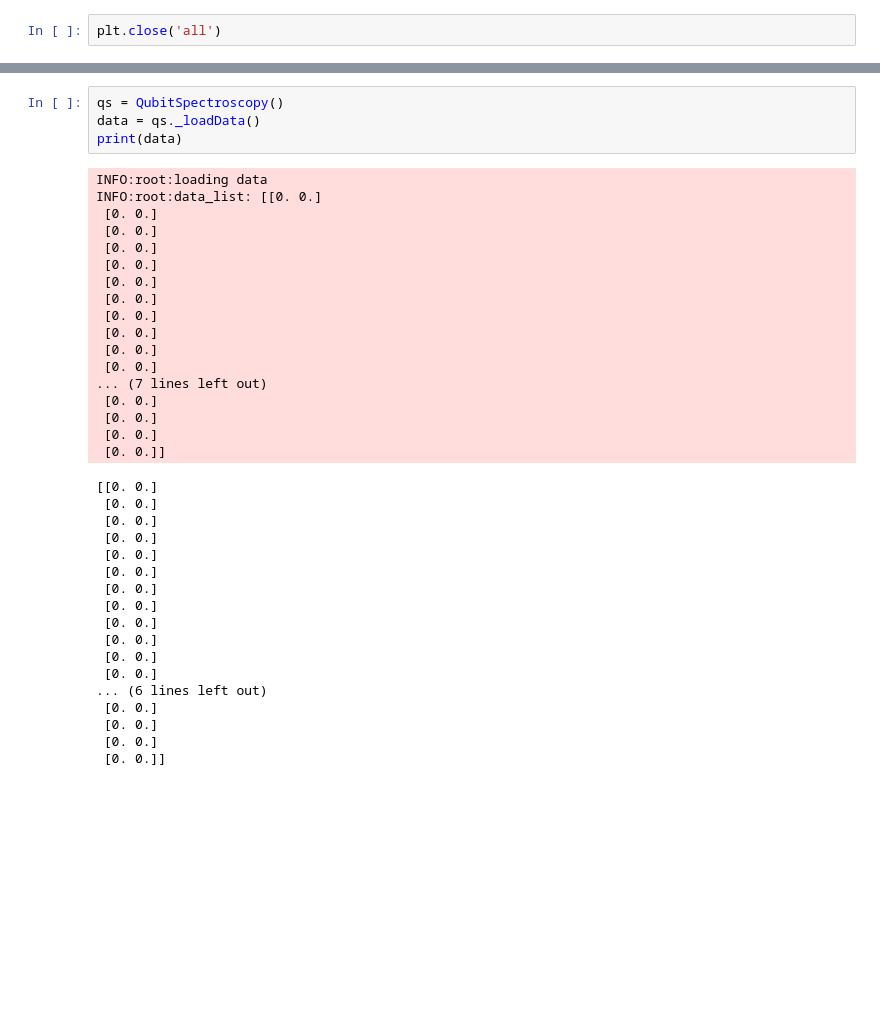
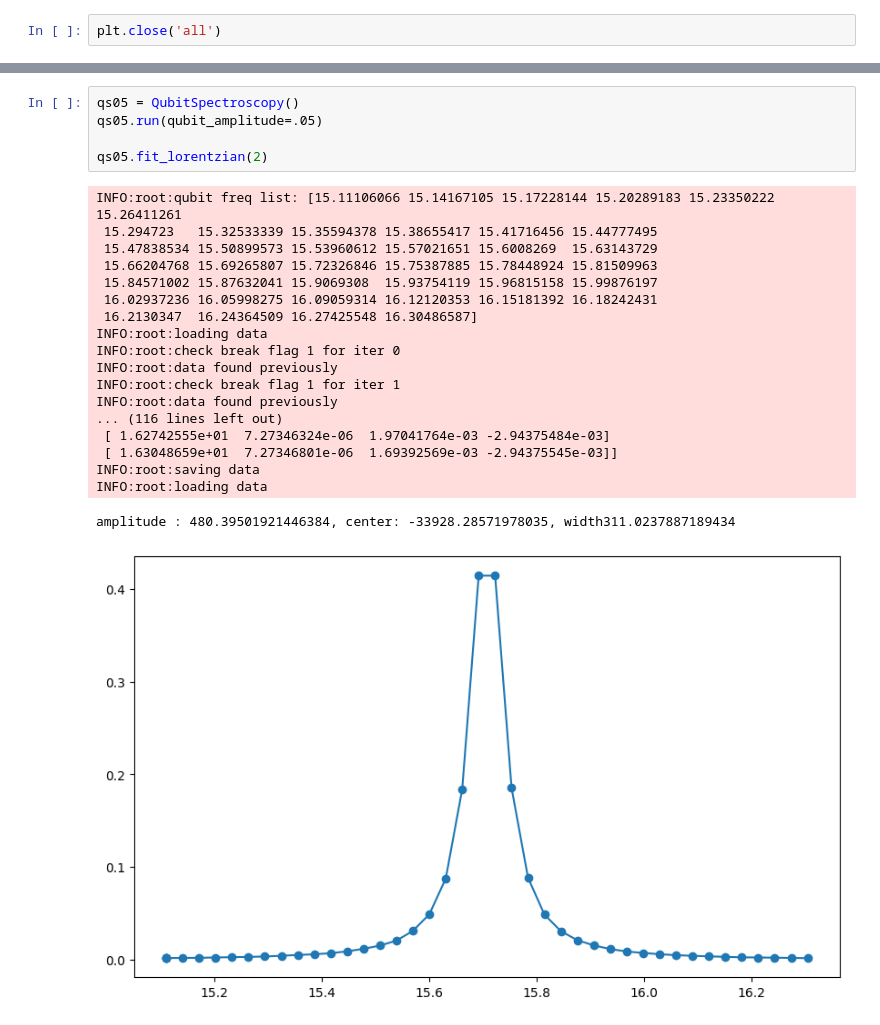
Before and after one commit to PITT-HATLAB/qubitSpec_unitTesting, a Jupyter notebook: main.ipynb, the cells around one changed output, grey strips where cells are left out. Saved outputs shown, nothing was run; the diff lists cells and outputs as text; blank space fills up the shorter version.

```diff
--- a/main.ipynb
+++ b/main.ipynb
@@ -582,42 +544,28 @@ INFO:root:data_list: [[ 1.51110607e+01  9.84621510e-03  7.23186918e-03  2.419087
-# %%
-qs = QubitSpectroscopy()
-data = qs._loadData()
-print(data)
-# %% [output]
-INFO:root:loading data
-INFO:root:data_list: [[0. 0.]
- [0. 0.]
- [0. 0.]
- [0. 0.]
- [0. 0.]
- [0. 0.]
- [0. 0.]
- [0. 0.]
- [0. 0.]
- [0. 0.]
- [0. 0.]
-... (7 lines left out)
- [0. 0.]
- [0. 0.]
- [0. 0.]
- [0. 0.]]
-[[0. 0.]
- [0. 0.]
- [0. 0.]
- [0. 0.]
- [0. 0.]
- [0. 0.]
- [0. 0.]
- [0. 0.]
- [0. 0.]
- [0. 0.]
- [0. 0.]
- [0. 0.]
-... (6 lines left out)
- [0. 0.]
- [0. 0.]
- [0. 0.]
- [0. 0.]]
+# %%
+qs05 = QubitSpectroscopy()
+qs05.run(qubit_amplitude=.05)
+
+qs05.fit_lorentzian(2)
+# %% [output]
+INFO:root:qubit freq list: [15.11106066 15.14167105 15.17228144 15.20289183 15.23350222 15.26411261
+ 15.294723   15.32533339 15.35594378 15.38655417 15.41716456 15.44777495
+ 15.47838534 15.50899573 15.53960612 15.57021651 15.6008269  15.63143729
+ 15.66204768 15.69265807 15.72326846 15.75387885 15.78448924 15.81509963
+ 15.84571002 15.87632041 15.9069308  15.93754119 15.96815158 15.99876197
+ 16.02937236 16.05998275 16.09059314 16.12120353 16.15181392 16.18242431
+ 16.2130347  16.24364509 16.27425548 16.30486587]
+INFO:root:loading data
+INFO:root:check break flag 1 for iter 0
+INFO:root:data found previously
+INFO:root:check break flag 1 for iter 1
+INFO:root:data found previously
+... (116 lines left out)
+ [ 1.62742555e+01  7.27346324e-06  1.97041764e-03 -2.94375484e-03]
+ [ 1.63048659e+01  7.27346801e-06  1.69392569e-03 -2.94375545e-03]]
+INFO:root:saving data
+INFO:root:loading data
+amplitude : 480.39501921446384, center: -33928.28571978035, width311.0237887189434
+[figure, added]
 # %%
 qs = QubitSpectroscopy()
 qs.run()
```
Also changed, not shown: parts of 9 cells of this notebook, 1 other file.
